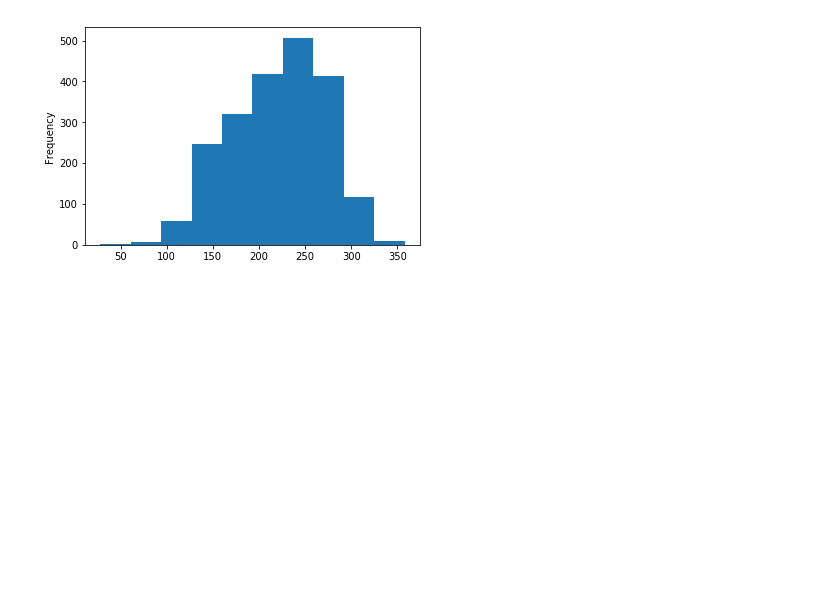
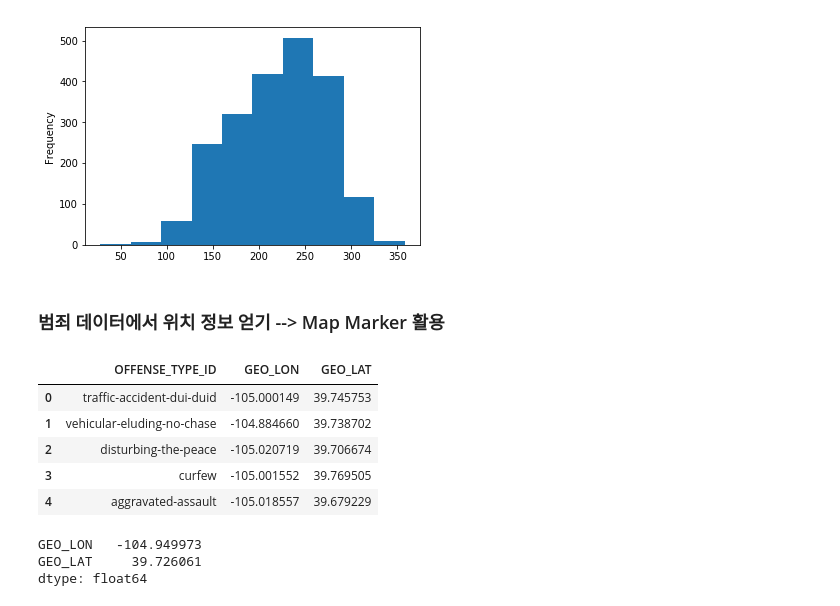
Before and after one commit to SooDevv/TIL, a Jupyter notebook: Data Analysis/Pandas/Data Wrangling_4.ipynb, the cells around one changed output. Drawn from its saved outputs; the diff is of its cells as text; code cells hidden in the pictures; blank space fills up the shorter version.

```diff
--- a/Data Analysis/Pandas/Data Wrangling_4.ipynb
+++ b/Data Analysis/Pandas/Data Wrangling_4.ipynb
@@ -316,3 +316,5 @@ daily_crime.plot(kind='hist')
 # %% [output]
 <matplotlib.axes._subplots.AxesSubplot at 0x...>
 [figure]
+# %% [markdown]
+### 범죄 데이터에서 위치 정보 얻기 --> Map Marker 활용
@@ -318,0 +323,17 @@ daily_crime.plot(kind='hist')
+# %%
+crime = df[['OFFENSE_TYPE_ID','GEO_LON','GEO_LAT']]
+# %%
+crime.head()
+# %% [output]
+|  | OFFENSE_TYPE_ID | GEO_LON | GEO_LAT |
+| 0 | traffic-accident-dui-duid | -105.000149 | 39.745753 |
+| 1 | vehicular-eluding-no-chase | -104.884660 | 39.738702 |
+| 2 | disturbing-the-peace | -105.020719 | 39.706674 |
+| 3 | curfew | -105.001552 | 39.769505 |
+| 4 | aggravated-assault | -105.018557 | 39.679229 |
+# %%
+crime[['GEO_LON','GEO_LAT']].apply(np.mean, axis=0)
+# %% [output]
+GEO_LON   -104.949973
+GEO_LAT     39.726061
+dtype: float64
```
Also changed, not shown: parts of 11 cells of this notebook, 1 other file.
